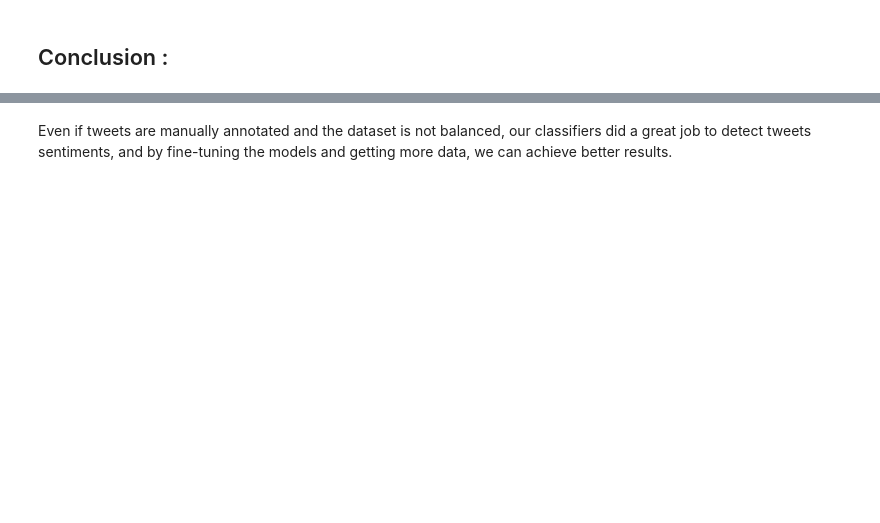
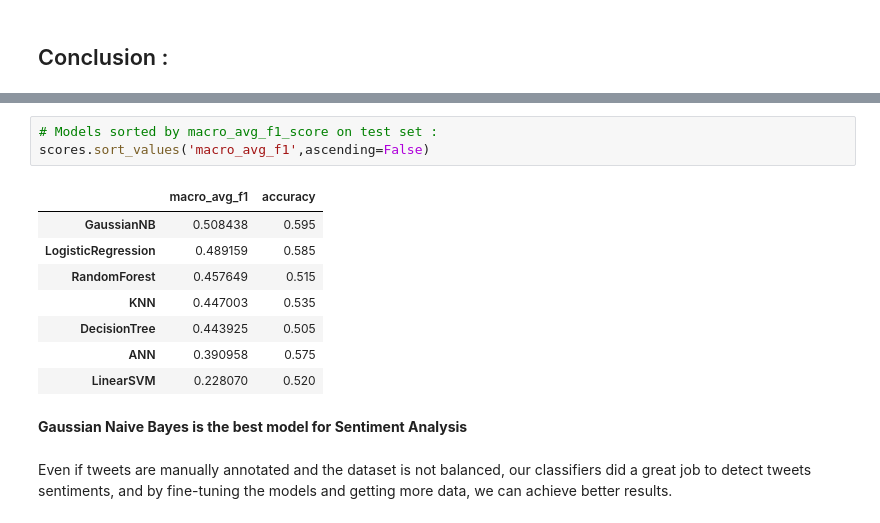
Before and after one commit to saadberr/NLP_Tweets_SentimentAnalysis, a Jupyter notebook: SentimentAnalysis_SentiWordnet.ipynb, the cells around one changed output, grey strips where cells are left out. Drawn from its saved outputs; the diff is of its cells as text; blank space fills up the shorter version.

```diff
--- a/SentimentAnalysis_SentiWordnet.ipynb
+++ b/SentimentAnalysis_SentiWordnet.ipynb
@@ -744,2 +813,16 @@ weighted avg       0.56      0.57      0.49       200
+# %%
+# Models sorted by macro_avg_f1_score on test set :
+scores.sort_values('macro_avg_f1',ascending=False)
+# %% [output]
+|  | macro_avg_f1 | accuracy |
+| GaussianNB | 0.508438 | 0.595 |
+| LogisticRegression | 0.489159 | 0.585 |
+| RandomForest | 0.457649 | 0.515 |
+| KNN | 0.447003 | 0.535 |
+| DecisionTree | 0.443925 | 0.505 |
+| ANN | 0.390958 | 0.575 |
+| LinearSVM | 0.228070 | 0.520 |
+# %% [markdown]
+**Gaussian Naive Bayes is the best model for Sentiment Analysis**
 # %% [markdown]
 Even if tweets are manually annotated and the dataset is not balanced, our classifiers did a great job to detect tweets sentiments, and by fine-tuning the models and getting more data, we can achieve better results.
```
Also changed, not shown: parts of 25 cells of this notebook.
